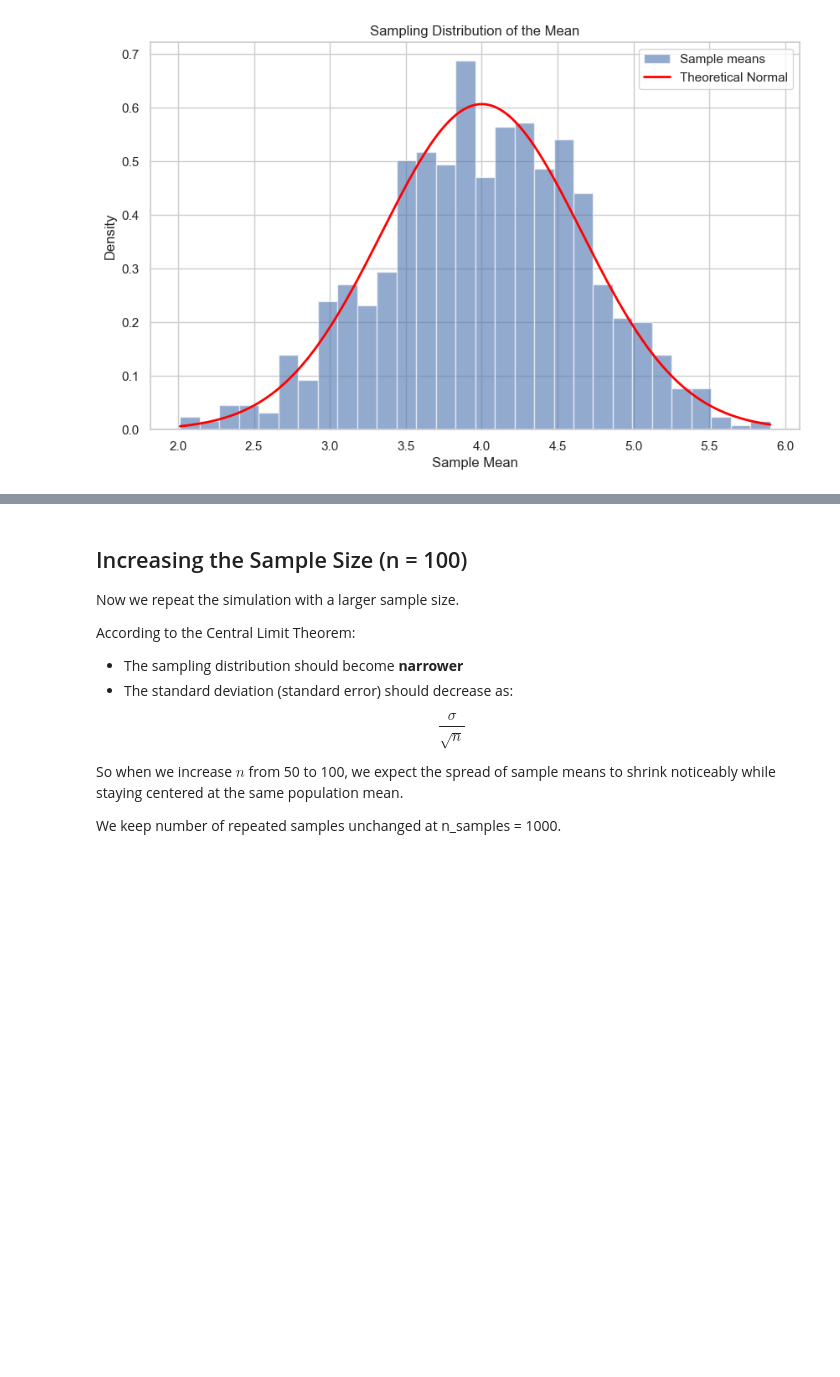
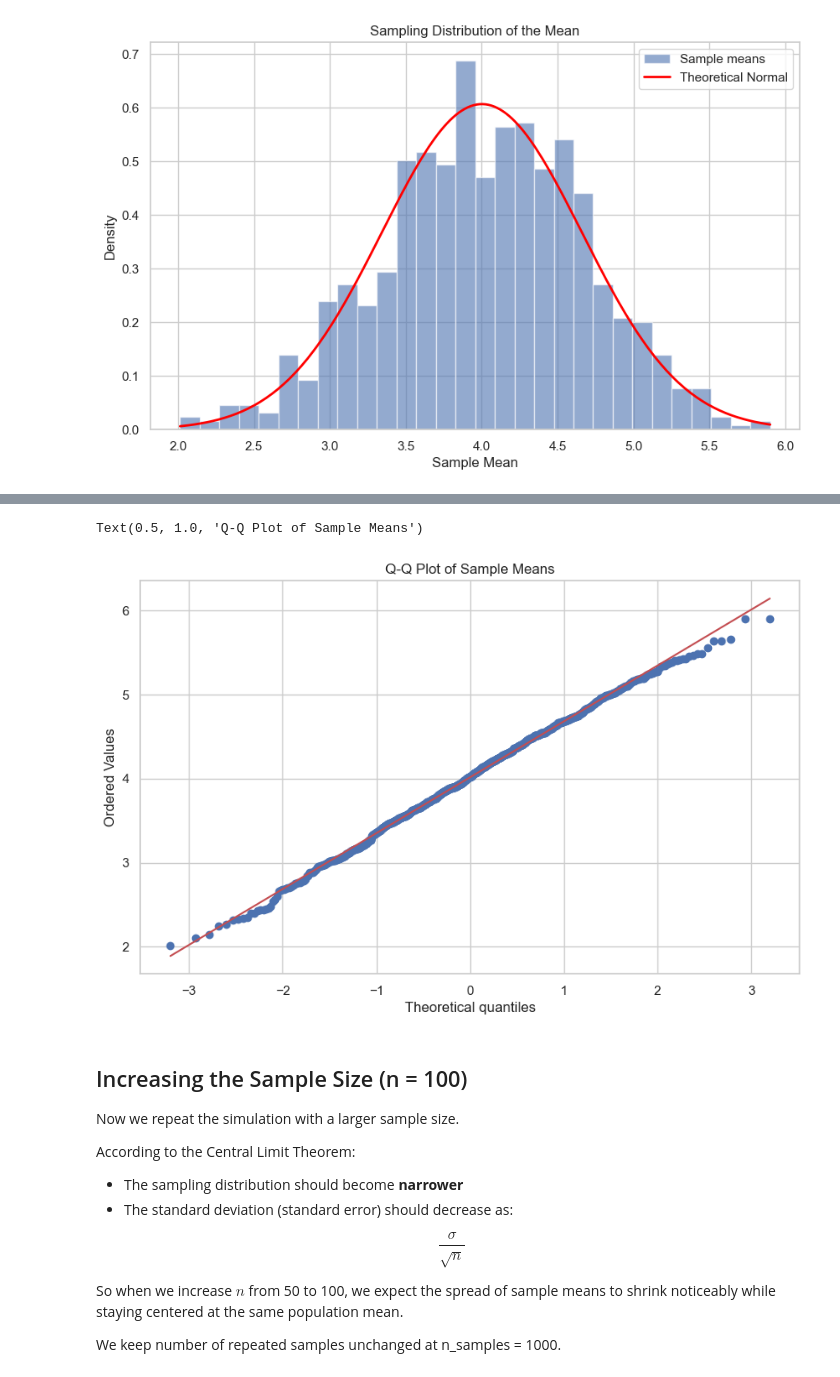
Before and after one commit to feathered-songster/Statistics-Demonstrations, a Jupyter notebook: Central Limit Theorem demonstration.ipynb, the cells around one changed output, grey strips where cells are left out. Saved outputs shown, nothing was run; the diff lists cells and outputs as text; code cells hidden in the pictures; blank space fills up the shorter version.

Commit message:
Added QQ plots and proportion confidence intervals to the notebook

```diff
--- a/Central Limit Theorem demonstration.ipynb
+++ b/Central Limit Theorem demonstration.ipynb
@@ -205,3 +213,10 @@ plt.show()
+# %%
+stats.probplot(sample_means_df["sample_mean"], dist="norm", plot=plt)
+
+plt.title("Q-Q Plot of Sample Means")
+# %% [output]
+Text(0.5, 1.0, 'Q-Q Plot of Sample Means')
+[figure, added]
 # %% [markdown]
 ## Increasing the Sample Size (n = 100)
 
```
Also changed, not shown: parts of 5 cells of this notebook, 1 other file.
